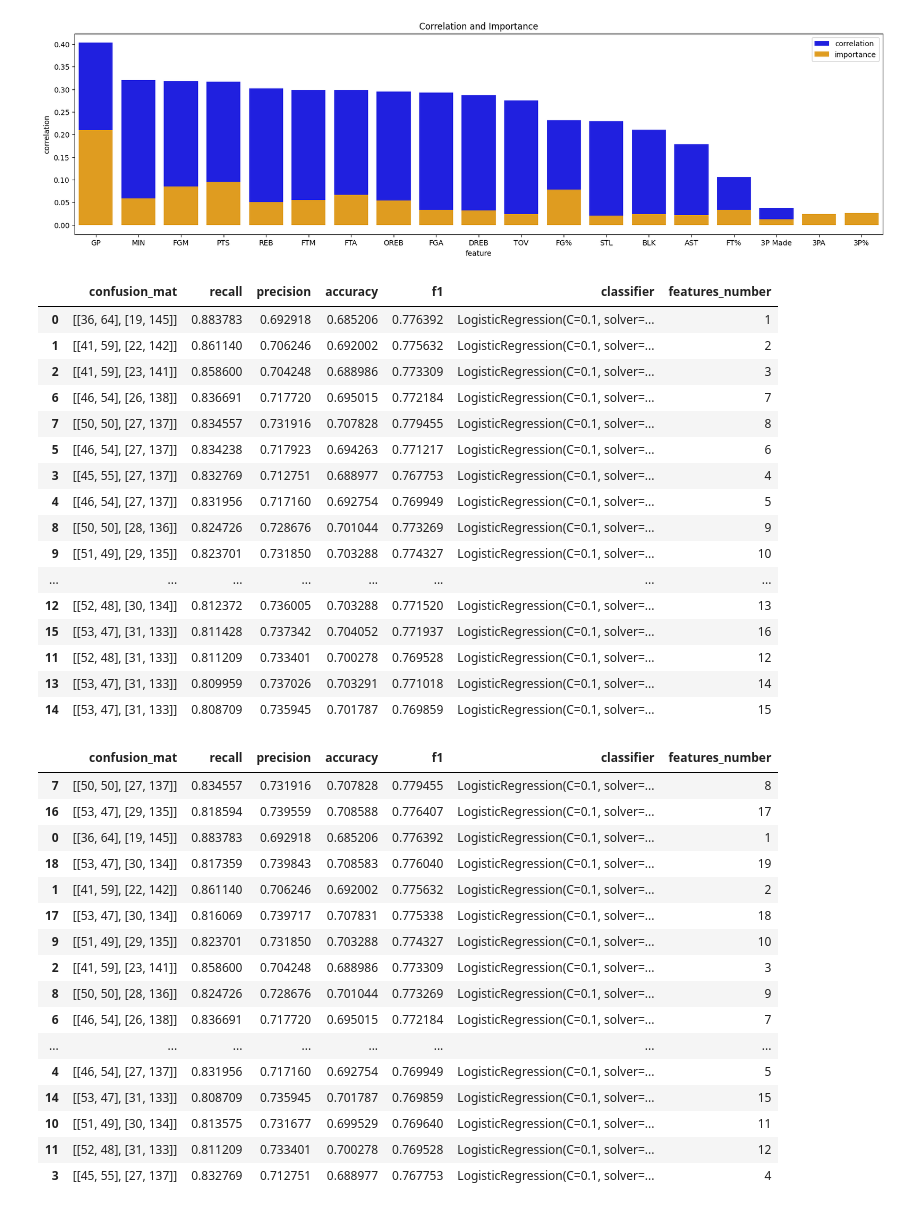
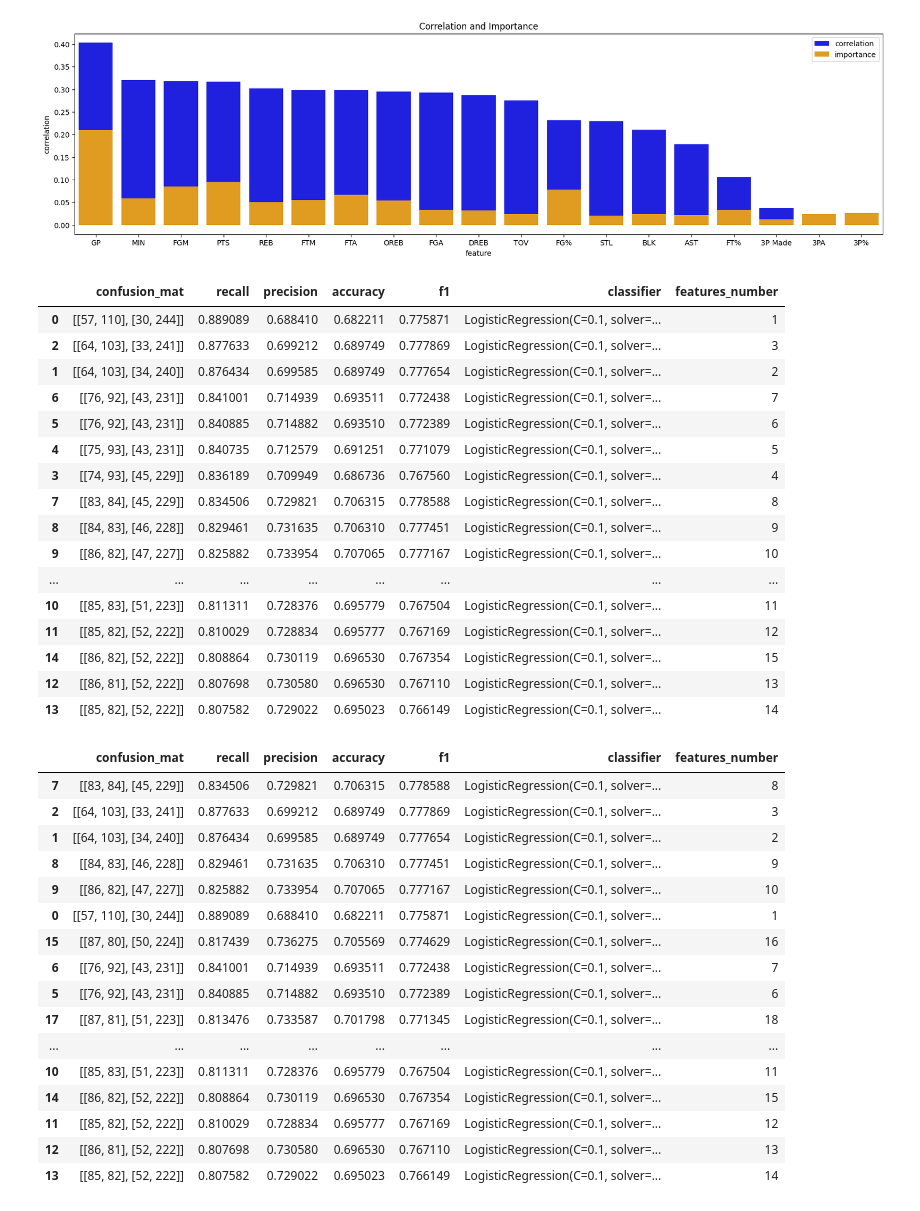
Before and after one commit to JulienDelavande/NBA-prediction, a Jupyter notebook: notebooks/data_preprocessing.ipynb, the cells around one changed output. Drawn from its saved outputs; the diff is of its cells as text; code cells hidden in the pictures.

```diff
--- a/notebooks/data_preprocessing.ipynb
+++ b/notebooks/data_preprocessing.ipynb
@@ -8,6 +8,8 @@ pd.set_option('display.max_column', None)
 
 data_path = './../data/nba_logreg.csv'
 df = pd.read_csv(data_path)
+
+FOLDS=3
 # %%
 from imblearn.under_sampling import RandomUnderSampler
 from imblearn.over_sampling import SMOTE, RandomOverSampler
@@ -58,7 +60,7 @@ data_preprocessed
 from sklearn.metrics import confusion_matrix, recall_score, precision_score
 from sklearn.model_selection import KFold
 
-def score_classifier(dataset,classifier,labels, folds=3, verbose=True):
+def score_classifier(dataset,classifier,labels, folds=FOLDS, verbose=True):
 
     """
     This function takes in a dataset, classifier and labels and returns the mean confusion matrix, recall, precision, accuracy and f1 score
@@ -162,0 +214,11 @@ scores_blance_method.sort_values(by=['recall', 'f1'], ascending=False)
+# %%
+target = 'TARGET_5Yrs'
+balancer_method = None
+
+model = LogisticRegression(C=0.1, solver='liblinear', class_weight='balanced')
+steps = [('model', model)]
+pipeline = Pipeline(steps=steps)
+
+data_preprocessed = preprocessing(df, method=balancer_method)
+
+scores = score_classifier(data_preprocessed.drop(target, axis=1), model, data_preprocessed[target])
@@ -216,64 +287,64 @@ plt.show()
 # %%
 # feature selection : random forest
 
 target = 'TARGET_5Yrs'
 balancer_method = None
 
 features_number = range(1, 20)
 
 model = LogisticRegression(C=0.1, solver='liblinear')
 steps = [('model', model)]
 
 pipeline = Pipeline(steps=steps)
 data_preprocessed = preprocessing(df, method=balancer_method)
 
 scores_features_number = []
 for number in features_number:
     features_selected = feature_importance_rf.sort_values(by='importance', ascending=False).head(number)['feature'].values
-    scores = score_classifier(data_preprocessed[features_selected[:number]], model, data_preprocessed[target], folds=5, verbose=False)
+    scores = score_classifier(data_preprocessed[features_selected[:number]], model, data_preprocessed[target], verbose=False)
     scores_features_number.append(scores)
 
 scores_features_number = pd.DataFrame(scores_features_number)
 scores_features_number['features_number'] = features_number
 scores_features_number.sort_values(by=['recall', 'f1'], ascending=False)
 # %% [output]
 |  | confusion_mat | recall | precision | accuracy | f1 | classifier | features_number |
-| 0 | [[36, 64], [19, 145]] | 0.883783 | 0.692918 | 0.685206 | 0.776392 | LogisticRegression(C=0.1, solver=... | 1 |
-| 1 | [[41, 59], [22, 142]] | 0.861140 | 0.706246 | 0.692002 | 0.775632 | LogisticRegression(C=0.1, solver=... | 2 |
-| 2 | [[41, 59], [23, 141]] | 0.858600 | 0.704248 | 0.688986 | 0.773309 | LogisticRegression(C=0.1, solver=... | 3 |
-| 6 | [[46, 54], [26, 138]] | 0.836691 | 0.717720 | 0.695015 | 0.772184 | LogisticRegression(C=0.1, solver=... | 7 |
-| 7 | [[50, 50], [27, 137]] | 0.834557 | 0.731916 | 0.707828 | 0.779455 | LogisticRegression(C=0.1, solver=... | 8 |
-| 5 | [[46, 54], [27, 137]] | 0.834238 | 0.717923 | 0.694263 | 0.771217 | LogisticRegression(C=0.1, solver=... | 6 |
-| 3 | [[45, 55], [27, 137]] | 0.832769 | 0.712751 | 0.688977 | 0.767753 | LogisticRegression(C=0.1, solver=... | 4 |
-| 4 | [[46, 54], [27, 137]] | 0.831956 | 0.717160 | 0.692754 | 0.769949 | LogisticRegression(C=0.1, solver=... | 5 |
-| 8 | [[50, 50], [28, 136]] | 0.824726 | 0.728676 | 0.701044 | 0.773269 | LogisticRegression(C=0.1, solver=... | 9 |
-| 9 | [[51, 49], [29, 135]] | 0.823701 | 0.731850 | 0.703288 | 0.774327 | LogisticRegression(C=0.1, solver=... | 10 |
+| 0 | [[57, 110], [30, 244]] | 0.889089 | 0.688410 | 0.682211 | 0.775871 | LogisticRegression(C=0.1, solver=... | 1 |
+| 2 | [[64, 103], [33, 241]] | 0.877633 | 0.699212 | 0.689749 | 0.777869 | LogisticRegression(C=0.1, solver=... | 3 |
+| 1 | [[64, 103], [34, 240]] | 0.876434 | 0.699585 | 0.689749 | 0.777654 | LogisticRegression(C=0.1, solver=... | 2 |
+| 6 | [[76, 92], [43, 231]] | 0.841001 | 0.714939 | 0.693511 | 0.772438 | LogisticRegression(C=0.1, solver=... | 7 |
+| 5 | [[76, 92], [43, 231]] | 0.840885 | 0.714882 | 0.693510 | 0.772389 | LogisticRegression(C=0.1, solver=... | 6 |
+| 4 | [[75, 93], [43, 231]] | 0.840735 | 0.712579 | 0.691251 | 0.771079 | LogisticRegression(C=0.1, solver=... | 5 |
+| 3 | [[74, 93], [45, 229]] | 0.836189 | 0.709949 | 0.686736 | 0.767560 | LogisticRegression(C=0.1, solver=... | 4 |
+| 7 | [[83, 84], [45, 229]] | 0.834506 | 0.729821 | 0.706315 | 0.778588 | LogisticRegression(C=0.1, solver=... | 8 |
+| 8 | [[84, 83], [46, 228]] | 0.829461 | 0.731635 | 0.706310 | 0.777451 | LogisticRegression(C=0.1, solver=... | 9 |
+| 9 | [[86, 82], [47, 227]] | 0.825882 | 0.733954 | 0.707065 | 0.777167 | LogisticRegression(C=0.1, solver=... | 10 |
 | ... | ... | ... | ... | ... | ... | ... | ... |
-| 12 | [[52, 48], [30, 134]] | 0.812372 | 0.736005 | 0.703288 | 0.771520 | LogisticRegression(C=0.1, solver=... | 13 |
-| 15 | [[53, 47], [31, 133]] | 0.811428 | 0.737342 | 0.704052 | 0.771937 | LogisticRegression(C=0.1, solver=... | 16 |
-| 11 | [[52, 48], [31, 133]] | 0.811209 | 0.733401 | 0.700278 | 0.769528 | LogisticRegression(C=0.1, solver=... | 12 |
-| 13 | [[53, 47], [31, 133]] | 0.809959 | 0.737026 | 0.703291 | 0.771018 | LogisticRegression(C=0.1, solver=... | 14 |
-| 14 | [[53, 47], [31, 133]] | 0.808709 | 0.735945 | 0.701787 | 0.769859 | LogisticRegression(C=0.1, solver=... | 15 |
+| 10 | [[85, 83], [51, 223]] | 0.811311 | 0.728376 | 0.695779 | 0.767504 | LogisticRegression(C=0.1, solver=... | 11 |
+| 11 | [[85, 82], [52, 222]] | 0.810029 | 0.728834 | 0.695777 | 0.767169 | LogisticRegression(C=0.1, solver=... | 12 |
+| 14 | [[86, 82], [52, 222]] | 0.808864 | 0.730119 | 0.696530 | 0.767354 | LogisticRegression(C=0.1, solver=... | 15 |
+| 12 | [[86, 81], [52, 222]] | 0.807698 | 0.730580 | 0.696530 | 0.767110 | LogisticRegression(C=0.1, solver=... | 13 |
+| 13 | [[85, 82], [52, 222]] | 0.807582 | 0.729022 | 0.695023 | 0.766149 | LogisticRegression(C=0.1, solver=... | 14 |
 # %%
 scores_features_number.sort_values(by=['f1'], ascending=False)
 # %% [output]
 |  | confusion_mat | recall | precision | accuracy | f1 | classifier | features_number |
-| 7 | [[50, 50], [27, 137]] | 0.834557 | 0.731916 | 0.707828 | 0.779455 | LogisticRegression(C=0.1, solver=... | 8 |
-| 16 | [[53, 47], [29, 135]] | 0.818594 | 0.739559 | 0.708588 | 0.776407 | LogisticRegression(C=0.1, solver=... | 17 |
-| 0 | [[36, 64], [19, 145]] | 0.883783 | 0.692918 | 0.685206 | 0.776392 | LogisticRegression(C=0.1, solver=... | 1 |
-| 18 | [[53, 47], [30, 134]] | 0.817359 | 0.739843 | 0.708583 | 0.776040 | LogisticRegression(C=0.1, solver=... | 19 |
-| 1 | [[41, 59], [22, 142]] | 0.861140 | 0.706246 | 0.692002 | 0.775632 | LogisticRegression(C=0.1, solver=... | 2 |
-| 17 | [[53, 47], [30, 134]] | 0.816069 | 0.739717 | 0.707831 | 0.775338 | LogisticRegression(C=0.1, solver=... | 18 |
-| 9 | [[51, 49], [29, 135]] | 0.823701 | 0.731850 | 0.703288 | 0.774327 | LogisticRegression(C=0.1, solver=... | 10 |
-| 2 | [[41, 59], [23, 141]] | 0.858600 | 0.704248 | 0.688986 | 0.773309 | LogisticRegression(C=0.1, solver=... | 3 |
-| 8 | [[50, 50], [28, 136]] | 0.824726 | 0.728676 | 0.701044 | 0.773269 | LogisticRegression(C=0.1, solver=... | 9 |
-| 6 | [[46, 54], [26, 138]] | 0.836691 | 0.717720 | 0.695015 | 0.772184 | LogisticRegression(C=0.1, solver=... | 7 |
+| 7 | [[83, 84], [45, 229]] | 0.834506 | 0.729821 | 0.706315 | 0.778588 | LogisticRegression(C=0.1, solver=... | 8 |
+| 2 | [[64, 103], [33, 241]] | 0.877633 | 0.699212 | 0.689749 | 0.777869 | LogisticRegression(C=0.1, solver=... | 3 |
+| 1 | [[64, 103], [34, 240]] | 0.876434 | 0.699585 | 0.689749 | 0.777654 | LogisticRegression(C=0.1, solver=... | 2 |
+| 8 | [[84, 83], [46, 228]] | 0.829461 | 0.731635 | 0.706310 | 0.777451 | LogisticRegression(C=0.1, solver=... | 9 |
+| 9 | [[86, 82], [47, 227]] | 0.825882 | 0.733954 | 0.707065 | 0.777167 | LogisticRegression(C=0.1, solver=... | 10 |
+| 0 | [[57, 110], [30, 244]] | 0.889089 | 0.688410 | 0.682211 | 0.775871 | LogisticRegression(C=0.1, solver=... | 1 |
+| 15 | [[87, 80], [50, 224]] | 0.817439 | 0.736275 | 0.705569 | 0.774629 | LogisticRegression(C=0.1, solver=... | 16 |
+| 6 | [[76, 92], [43, 231]] | 0.841001 | 0.714939 | 0.693511 | 0.772438 | LogisticRegression(C=0.1, solver=... | 7 |
+| 5 | [[76, 92], [43, 231]] | 0.840885 | 0.714882 | 0.693510 | 0.772389 | LogisticRegression(C=0.1, solver=... | 6 |
+| 17 | [[87, 81], [51, 223]] | 0.813476 | 0.733587 | 0.701798 | 0.771345 | LogisticRegression(C=0.1, solver=... | 18 |
 | ... | ... | ... | ... | ... | ... | ... | ... |
-| 4 | [[46, 54], [27, 137]] | 0.831956 | 0.717160 | 0.692754 | 0.769949 | LogisticRegression(C=0.1, solver=... | 5 |
-| 14 | [[53, 47], [31, 133]] | 0.808709 | 0.735945 | 0.701787 | 0.769859 | LogisticRegression(C=0.1, solver=... | 15 |
-| 10 | [[51, 49], [30, 134]] | 0.813575 | 0.731677 | 0.699529 | 0.769640 | LogisticRegression(C=0.1, solver=... | 11 |
-| 11 | [[52, 48], [31, 133]] | 0.811209 | 0.733401 | 0.700278 | 0.769528 | LogisticRegression(C=0.1, solver=... | 12 |
-| 3 | [[45, 55], [27, 137]] | 0.832769 | 0.712751 | 0.688977 | 0.767753 | LogisticRegression(C=0.1, solver=... | 4 |
+| 10 | [[85, 83], [51, 223]] | 0.811311 | 0.728376 | 0.695779 | 0.767504 | LogisticRegression(C=0.1, solver=... | 11 |
+| 14 | [[86, 82], [52, 222]] | 0.808864 | 0.730119 | 0.696530 | 0.767354 | LogisticRegression(C=0.1, solver=... | 15 |
+| 11 | [[85, 82], [52, 222]] | 0.810029 | 0.728834 | 0.695777 | 0.767169 | LogisticRegression(C=0.1, solver=... | 12 |
+| 12 | [[86, 81], [52, 222]] | 0.807698 | 0.730580 | 0.696530 | 0.767110 | LogisticRegression(C=0.1, solver=... | 13 |
+| 13 | [[85, 82], [52, 222]] | 0.807582 | 0.729022 | 0.695023 | 0.766149 | LogisticRegression(C=0.1, solver=... | 14 |
 # %%
 # model search - feature selection
 
```
Also changed, not shown: parts of 16 cells of this notebook, 8 other files.
